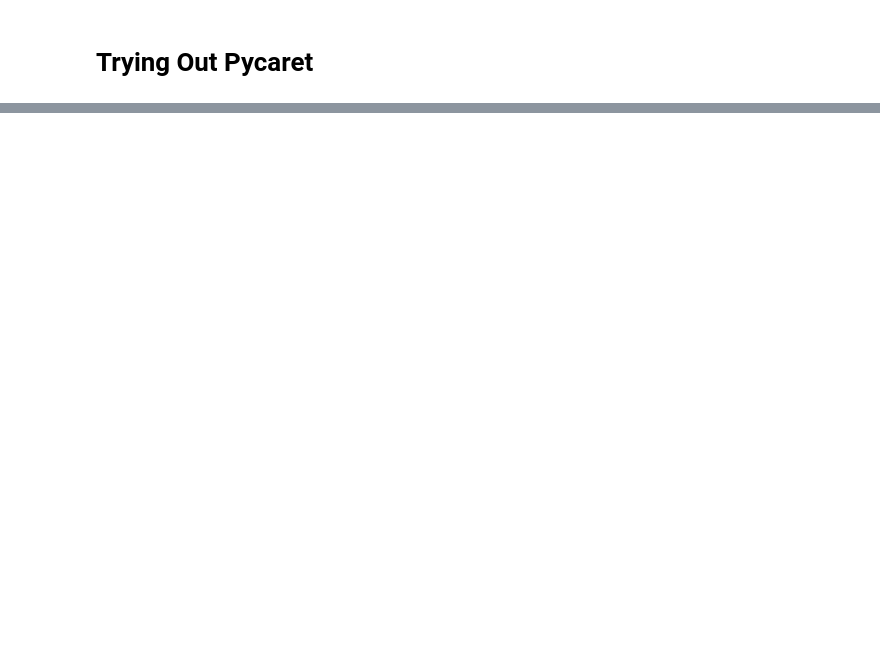
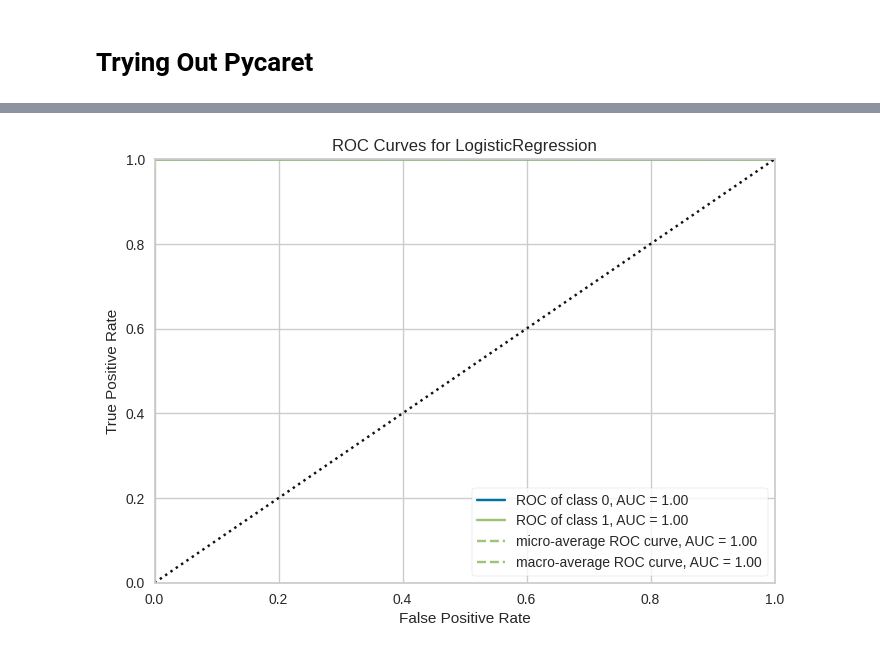
Before and after one commit to mindyng/Take-Homes, a Jupyter notebook: tovala-lead-ba-take-home-challenge.ipynb, the cells around one changed output, grey strips where cells are left out. Saved outputs shown, nothing was run; the diff lists cells and outputs as text; code cells hidden in the pictures; blank space fills up the shorter version.

```diff
--- a/tovala-lead-ba-take-home-challenge.ipynb
+++ b/tovala-lead-ba-take-home-challenge.ipynb
@@ -538,0 +560,3 @@ cts_cols2.head()
+# %%
+# compare all models
+best_model = compare_models(sort='AUC')
@@ -538,0 +591,3 @@ cts_cols2.head()
+# %%
+# tune best model
+tuned_best_model = tune_model(best_model)
@@ -538,0 +612,4 @@ cts_cols2.head()
+# %%
+# AUC Plot
+plot_model(tuned_best_model, plot = 'auc')
+# %% [output]
@@ -538,0 +617 @@ cts_cols2.head()
+[figure, added]
```
Also changed, not shown: parts of 16 cells of this notebook.
